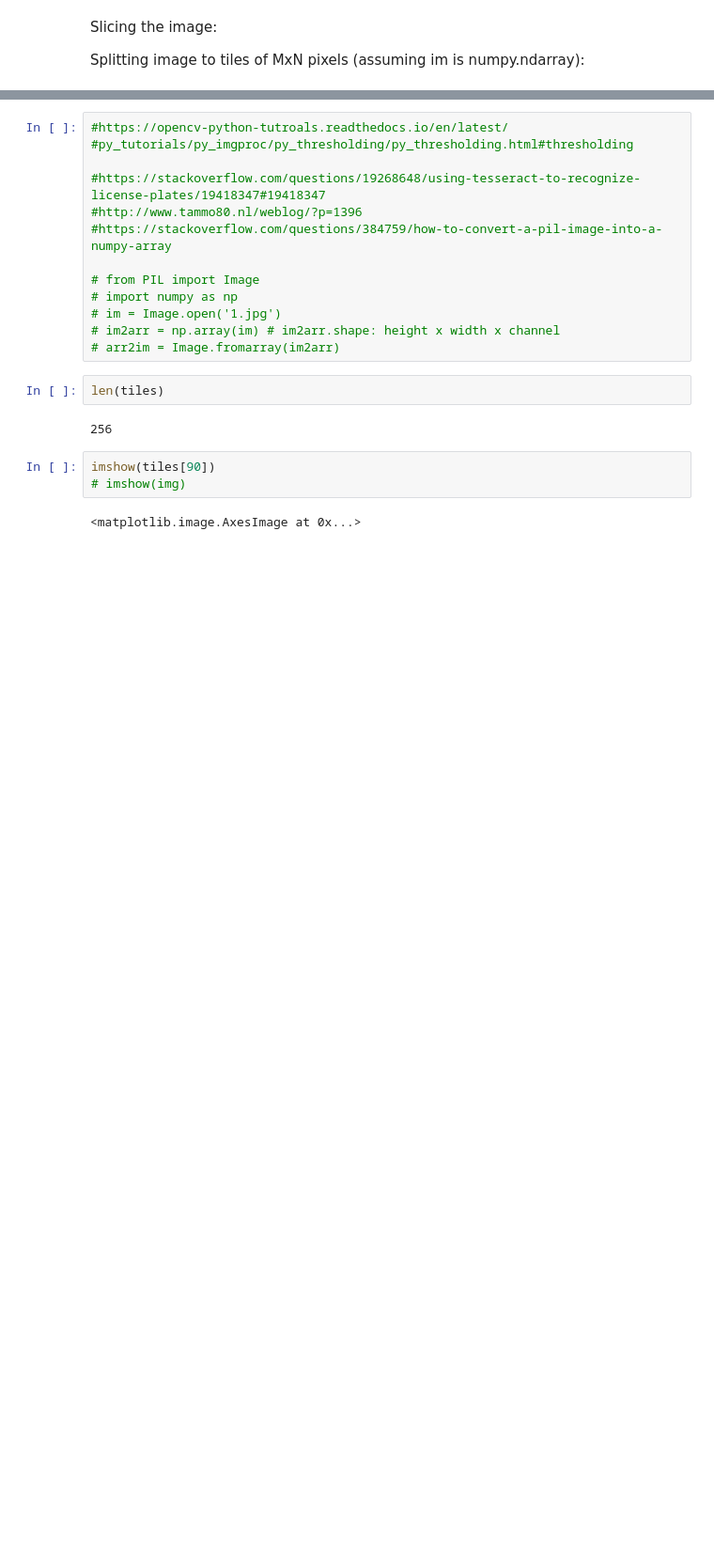
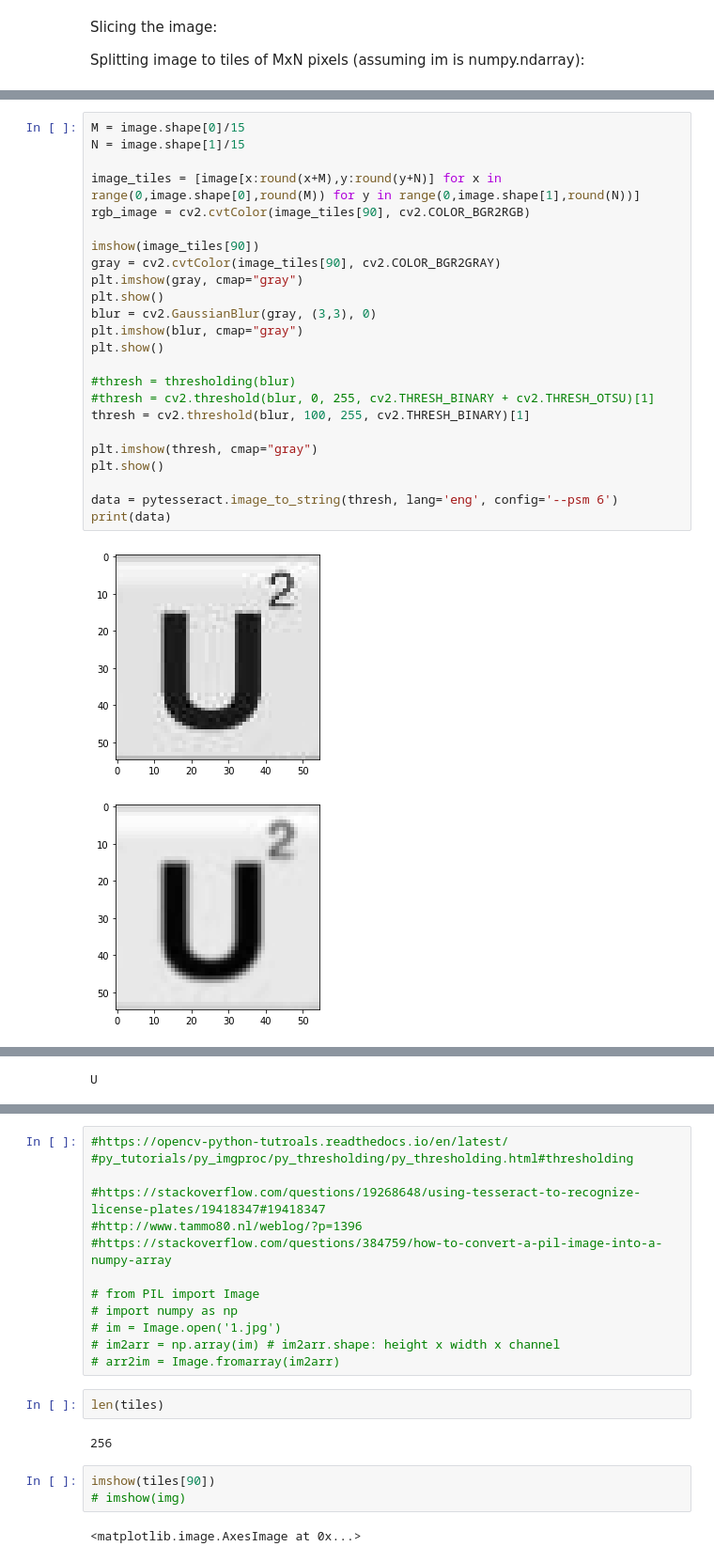
Before and after one commit to jbm4/Best_WWF_Words, a Jupyter notebook: WWFImageProcessor.ipynb, the cells around one changed output, grey strips where cells are left out. Shown at 94% size. Cells and saved outputs as stored; diff of their text form; blank space fills up the shorter version.

```diff
--- a/WWFImageProcessor.ipynb
+++ b/WWFImageProcessor.ipynb
@@ -22,0 +69,27 @@ img = Image.fromarray(numpy.uint8(im))
+# %%
+M = image.shape[0]/15
+N = image.shape[1]/15
+
+image_tiles = [image[x:round(x+M),y:round(y+N)] for x in range(0,image.shape[0],round(M)) for y in range(0,image.shape[1],round(N))]
+rgb_image = cv2.cvtColor(image_tiles[90], cv2.COLOR_BGR2RGB)
+
+imshow(image_tiles[90])
+gray = cv2.cvtColor(image_tiles[90], cv2.COLOR_BGR2GRAY)
+plt.imshow(gray, cmap="gray")
+plt.show()
+blur = cv2.GaussianBlur(gray, (3,3), 0)
+plt.imshow(blur, cmap="gray")
+plt.show()
+
+#thresh = thresholding(blur)
+#thresh = cv2.threshold(blur, 0, 255, cv2.THRESH_BINARY + cv2.THRESH_OTSU)[1]
+thresh = cv2.threshold(blur, 100, 255, cv2.THRESH_BINARY)[1]
+
+plt.imshow(thresh, cmap="gray")
+plt.show()
+
+data = pytesseract.image_to_string(thresh, lang='eng', config='--psm 6')
+print(data)
+# %% [output]
+[figure, added]
+[figure, added]
@@ -22,0 +97 @@ img = Image.fromarray(numpy.uint8(im))
+U
```
Also changed, not shown: parts of 17 cells of this notebook, 2 other files.
